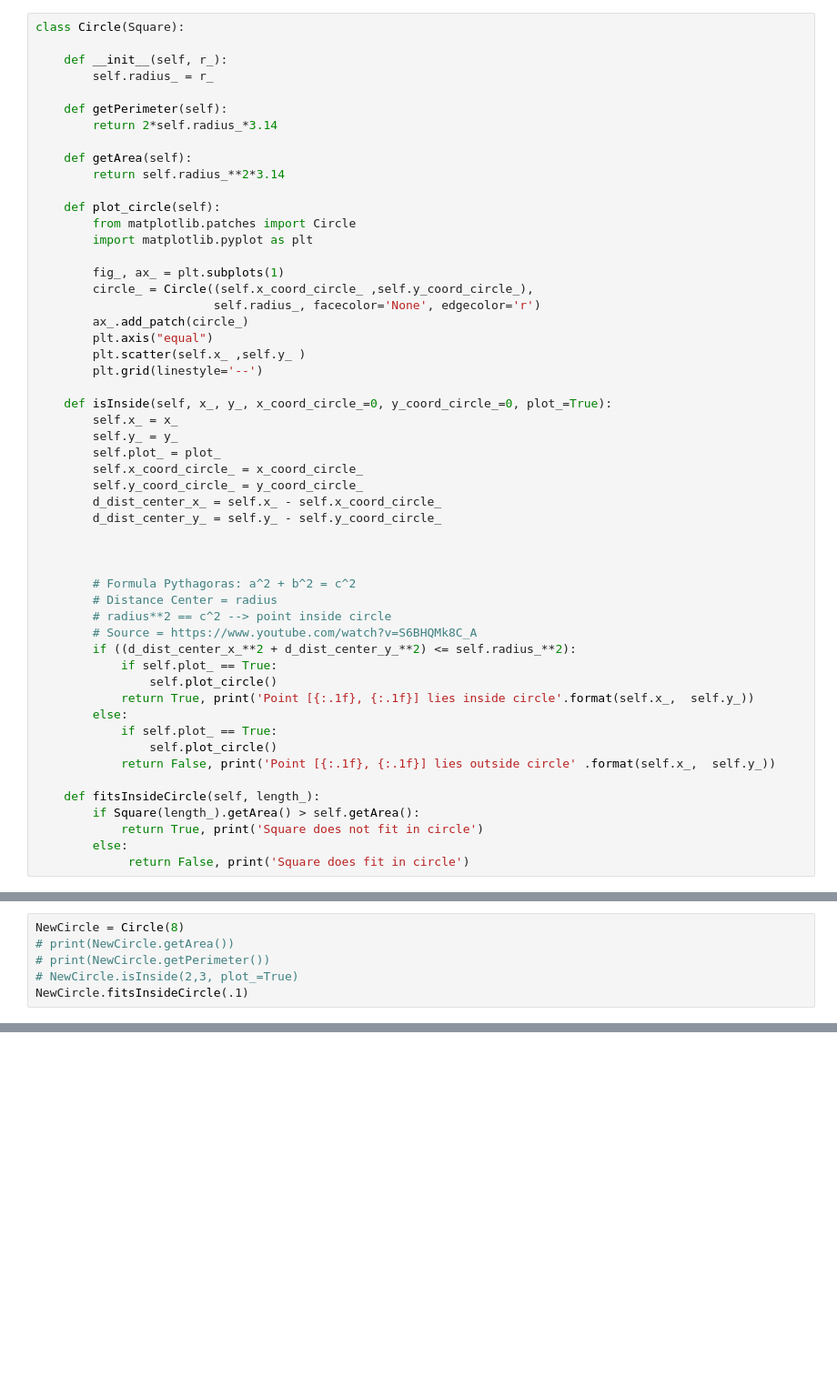
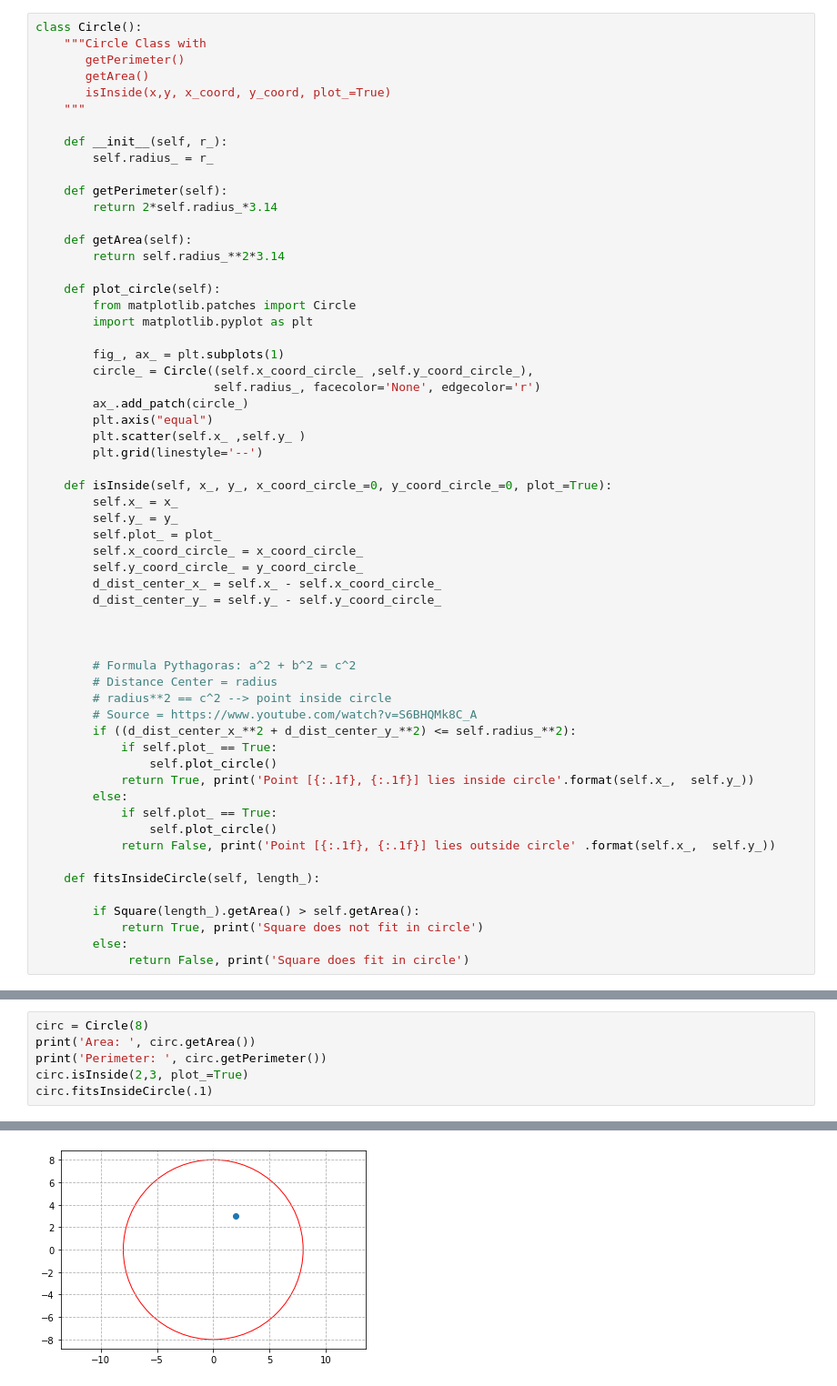
Before and after one commit to Pelk89/Exercise, a Jupyter notebook: Geometry_Math.ipynb, the cells around one changed output, grey strips where cells are left out. Shown at 91% size. Drawn from its saved outputs; the diff is of its cells as text; blank space fills up the shorter version.

```diff
--- a/Geometry_Math.ipynb
+++ b/Geometry_Math.ipynb
@@ -5,5 +8,10 @@ SyntaxError: invalid syntax (<ipython-input-319-883299f3f930>, line 1)
 # %%
-class Circle(Square):
+class Circle():
+    """Circle Class with
+       getPerimeter()
+       getArea()
+       isInside(x,y, x_coord, y_coord, plot_=True)
+    """
 
     def __init__(self, r_):
         self.radius_ = r_
@@ -51,6 +59,7 @@ class Circle(Square):
             return False, print('Point [{:.1f}, {:.1f}] lies outside circle' .format(self.x_,  self.y_))
 
     def fitsInsideCircle(self, length_):
+
         if Square(length_).getArea() > self.getArea():
             return True, print('Square does not fit in circle')
         else:
@@ -119,7 +157,7 @@ class Square(Circle):
 # %%
-NewCircle = Circle(8)
-# print(NewCircle.getArea())
-# print(NewCircle.getPerimeter())
-# NewCircle.isInside(2,3, plot_=True)
-NewCircle.fitsInsideCircle(.1)
+circ = Circle(8)
+print('Area: ', circ.getArea())
+print('Perimeter: ', circ.getPerimeter())
+circ.isInside(2,3, plot_=True)
+circ.fitsInsideCircle(.1)
 # %% [output]
@@ -126,3 +167,4 @@ NewCircle.fitsInsideCircle(.1)
 Square does fit in circle
 (False, None)
+[figure, added]
 # %%
```
Also changed, not shown: parts of 9 cells of this notebook.
